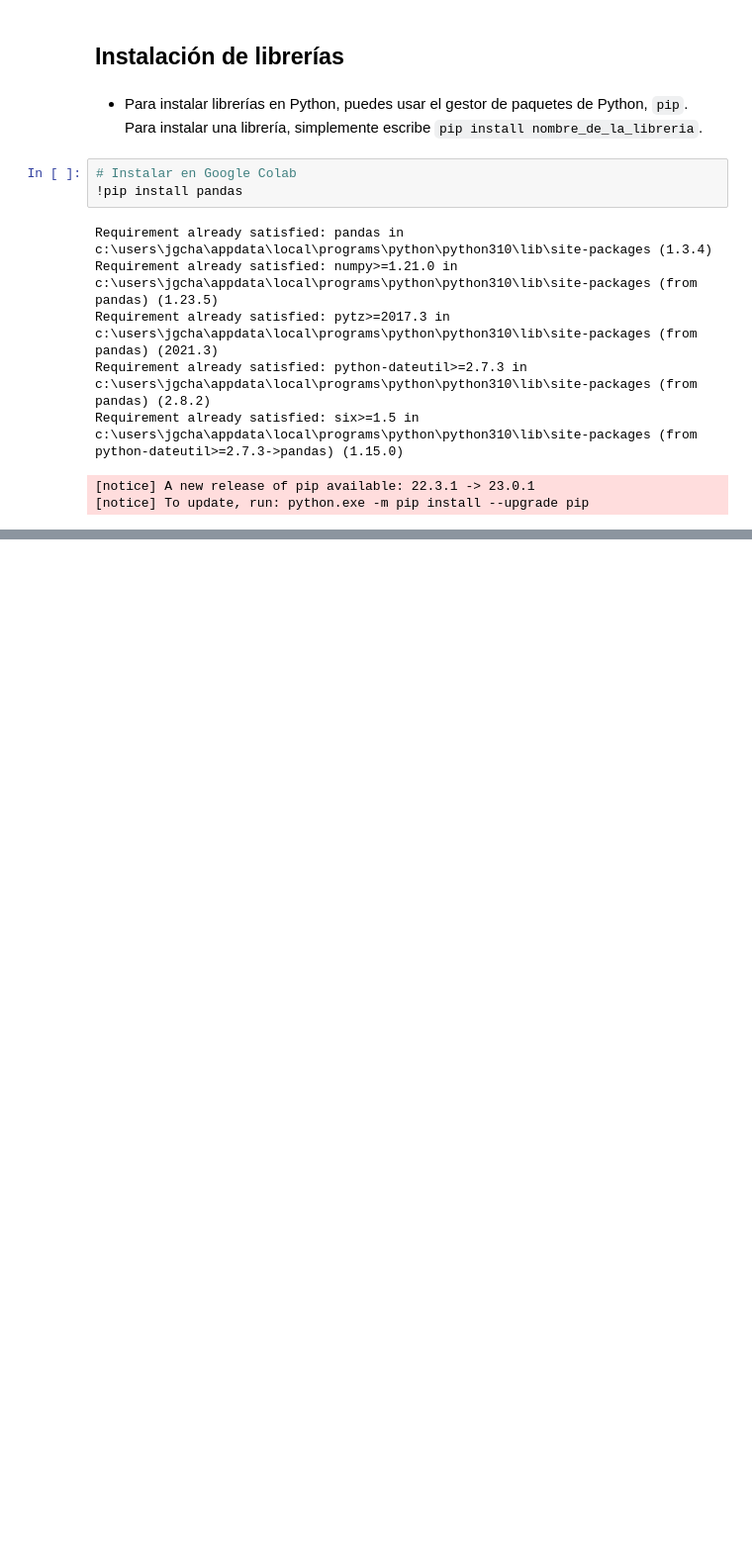
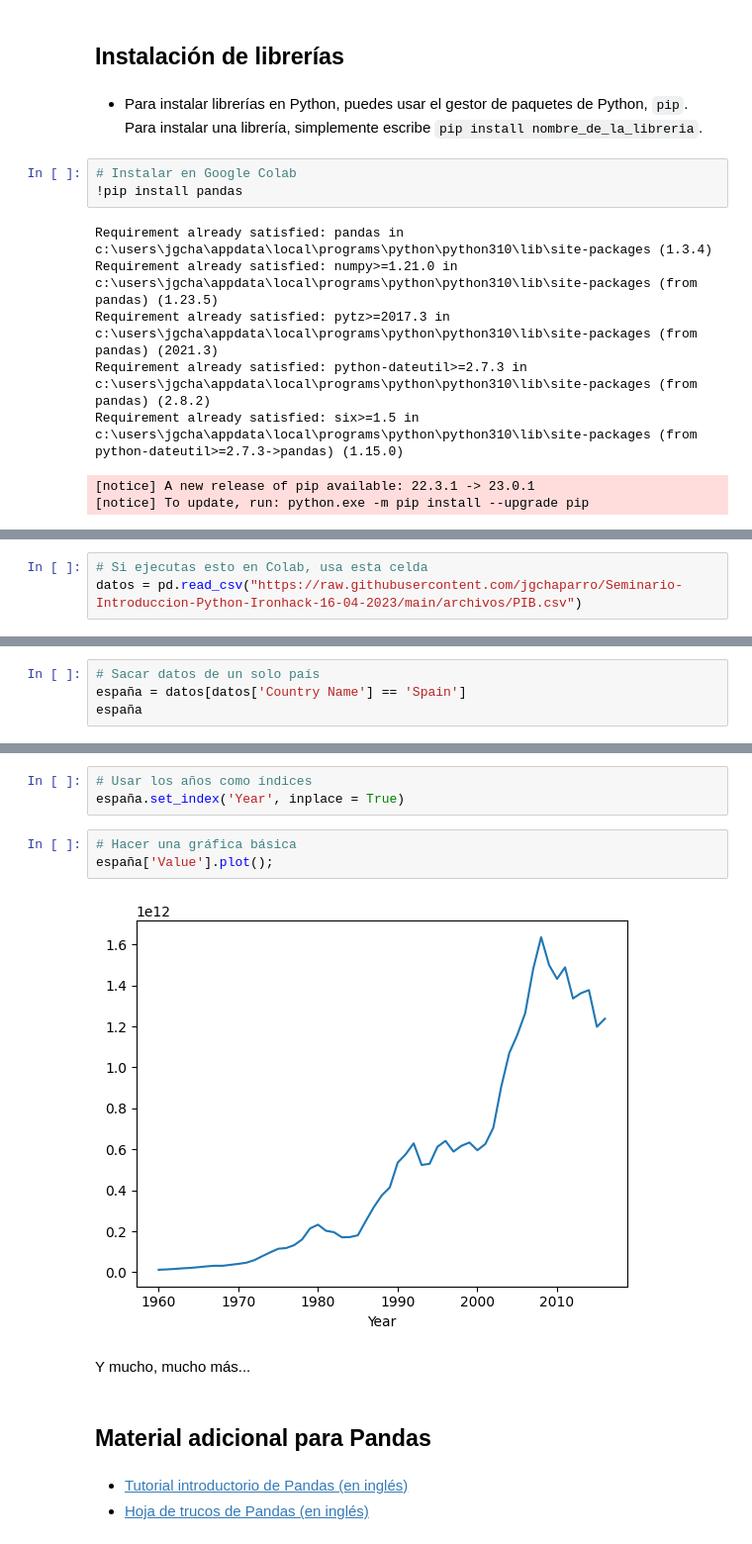
Before and after one commit to jgchaparro/Seminario-Introduccion-Python-Ironhack-16-04-2023, a Jupyter notebook: Introducción a Python Ironhack - Versión completa.ipynb, the cells around one changed output, grey strips where cells are left out. Shown at 99% size. Cells and saved outputs as stored; diff of their text form; blank space fills up the shorter version.

```diff
--- a/Introducción a Python Ironhack - Versión completa.ipynb
+++ b/Introducción a Python Ironhack - Versión completa.ipynb
@@ -567,0 +665,3 @@ Requirement already satisfied: six>=1.5 in c:\users\jgcha\appdata\local\programs
+# %%
+# Si ejecutas esto en Colab, usa esta celda
+datos = pd.read_csv("https://raw.githubusercontent.com/jgchaparro/Seminario-Introduccion-Python-Ironhack-16-04-2023/main/archivos/PIB.csv")
@@ -567,0 +727,4 @@ Requirement already satisfied: six>=1.5 in c:\users\jgcha\appdata\local\programs
+# %%
+# Sacar datos de un solo país
+españa = datos[datos['Country Name'] == 'Spain']
+españa
@@ -567,0 +770,15 @@ Requirement already satisfied: six>=1.5 in c:\users\jgcha\appdata\local\programs
+# %%
+# Usar los años como índices
+españa.set_index('Year', inplace = True)
+# %%
+# Hacer una gráfica básica
+españa['Value'].plot();
+# %% [output]
+[figure, added]
+# %% [markdown]
+Y mucho, mucho más...
+# %% [markdown]
+## Material adicional para Pandas
+# %% [markdown]
+* [Tutorial introductorio de Pandas (en inglés)](https://www.youtube.com/watch?v=ZyhVh-qRZPA&ab_channel=CoreySchafer)
+* [Hoja de trucos de Pandas (en inglés)](https://pandas.pydata.org/Pandas_Cheat_Sheet.pdf)
```
Also changed, not shown: parts of 36 cells of this notebook, 1 other file.
